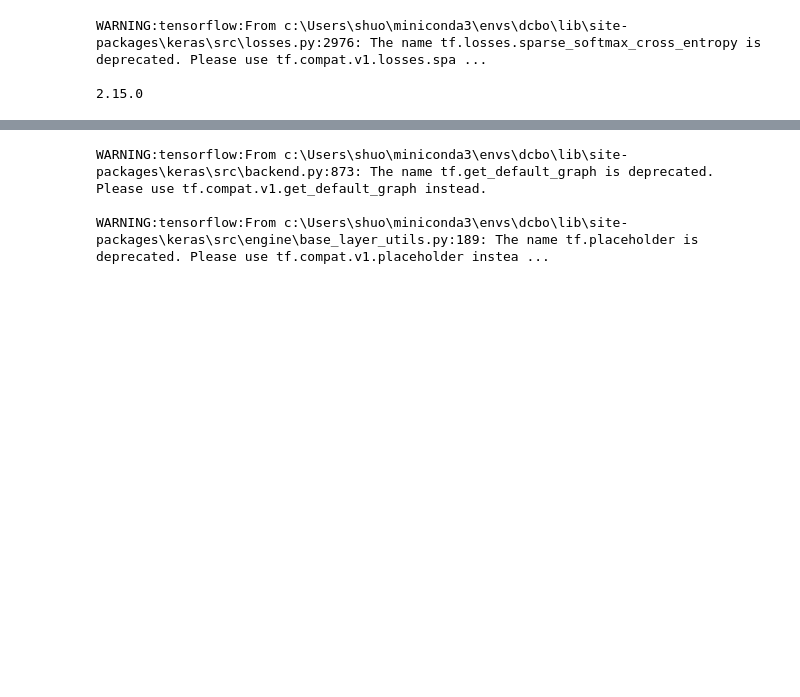
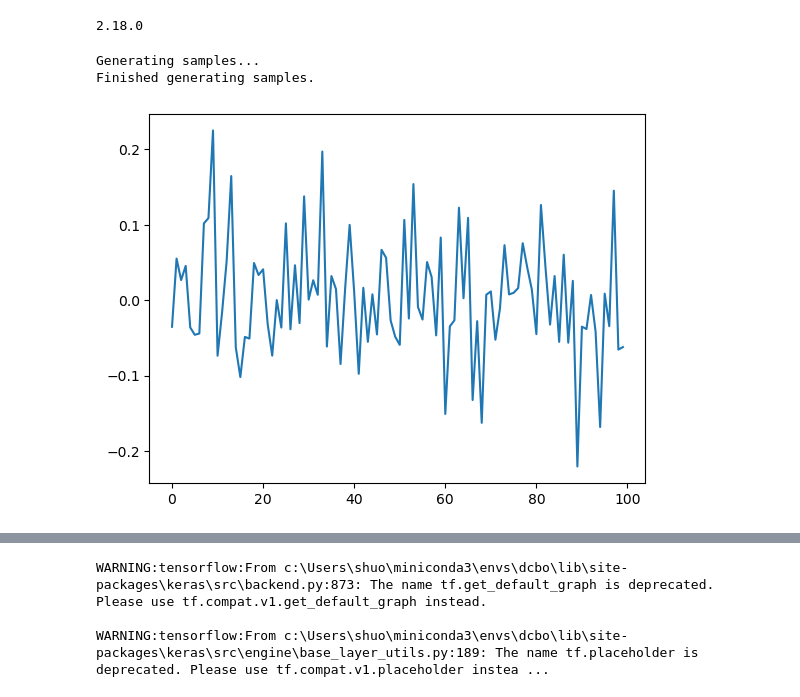
Before and after one commit to shuohaopolyu/2025_TimeSeries_RL_Internship, a Jupyter notebook: question1_part1/demo/demo4_ill_conditioned_gaussian_5d.ipynb, the cells around one changed output, grey strips where cells are left out. Saved outputs shown, nothing was run; the diff lists cells and outputs as text; code cells hidden in the pictures; blank space fills up the shorter version.

```diff
--- a/question1_part1/demo/demo4_ill_conditioned_gaussian_5d.ipynb
+++ b/question1_part1/demo/demo4_ill_conditioned_gaussian_5d.ipynb
@@ -4,7 +4,6 @@ import sys
 sys.path.append("../")
 from hamilton_neural_network import (
     TrainTestData,
-    HamiltonianNeuralNetwork,
     LatentHamiltonianNeuralNetwork,
 )
 from hamilton_system import HamiltonianSystem
@@ -15,9 +14,7 @@ from no_u_turn.nuts import NoUTurnSampling
 
 tf.random.set_seed(0)
 # %% [output]
-WARNING:tensorflow:From c:\Users\shuo\miniconda3\envs\dcbo\lib\site-packages\keras\src\losses.py:2976: The name tf.losses.sparse_softmax_cross_entropy is deprecated. Please use tf.compat.v1.losses.spa ...
-
-2.15.0
+2.18.0
 # %%
 a = tf.math.sqrt(0.1)
 b = tf.math.sqrt(10.0)
@@ -34,19 +32,24 @@ leap_frog_per_unit = 40
 num_samples = 40
 num_train = int(0.9 * num_samples * leap_frog_per_unit * T)
 # %%
-# train_test_data = TrainTestData(
-#     num_samples, T, leap_frog_per_unit, q0, p0, U=U, K=K
-# )
-# samples = train_test_data()
-# tf.io.write_file("../exps/demo4_train_test_data.txt", tf.io.serialize_tensor(samples))
+train_test_data = TrainTestData(num_samples, T, leap_frog_per_unit, q0, p0, U=U, K=K)
+samples = train_test_data()
+tf.io.write_file("../exps/demo4_train_test_data.txt", tf.io.serialize_tensor(samples))
+# %% [output]
+Generating samples...
+Finished generating samples.
 # %%
-# file = tf.io.read_file("../exps/demo4_train_test_data.txt")
-# train_test_data = tf.io.parse_tensor(file, out_type=tf.float32)
-# train_test_data = tf.random.shuffle(train_test_data)
-# train_data = train_test_data[:num_train, :]
-# test_data = train_test_data[num_train:, :]
-# plt.plot(train_data[:100, 0])
-# plt.show()
-# lhnn = LatentHamiltonianNeuralNetwork(3, 64, 5)
-# lhnn.build(input_shape=(1, 10))
-# train_hist, test_hist = lhnn.train(5000, 1000, 4e-5, train_data, test_data, save_dir="../exps/demo4_lhnn.weights.h5")
+file = tf.io.read_file("../exps/demo4_train_test_data.txt")
+train_test_data = tf.io.parse_tensor(file, out_type=tf.float32)
+train_test_data = tf.random.shuffle(train_test_data)
+train_data = train_test_data[:num_train, :]
+test_data = train_test_data[num_train:, :]
+plt.plot(train_data[:100, 0])
+plt.show()
+lhnn = LatentHamiltonianNeuralNetwork(3, 64, 5)
+lhnn.build(input_shape=(1, 10))
+train_hist, test_hist = lhnn.train(
+    5000, 1000, 4e-5, train_data, test_data, save_dir="../exps/demo4_lhnn.weights.h5"
+)
+# %% [output]
+[figure, added]
```
Also changed, not shown: parts of 3 cells of this notebook, 14 other files.
